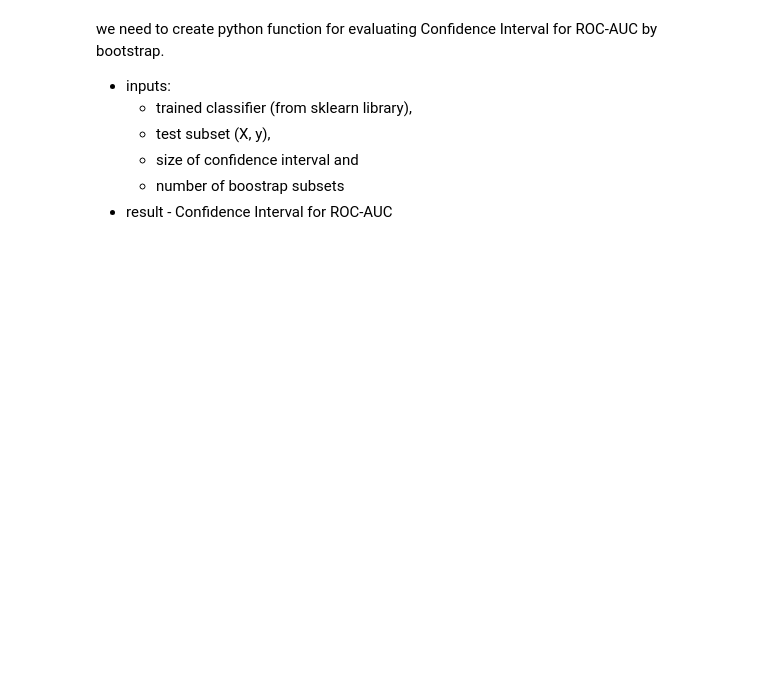
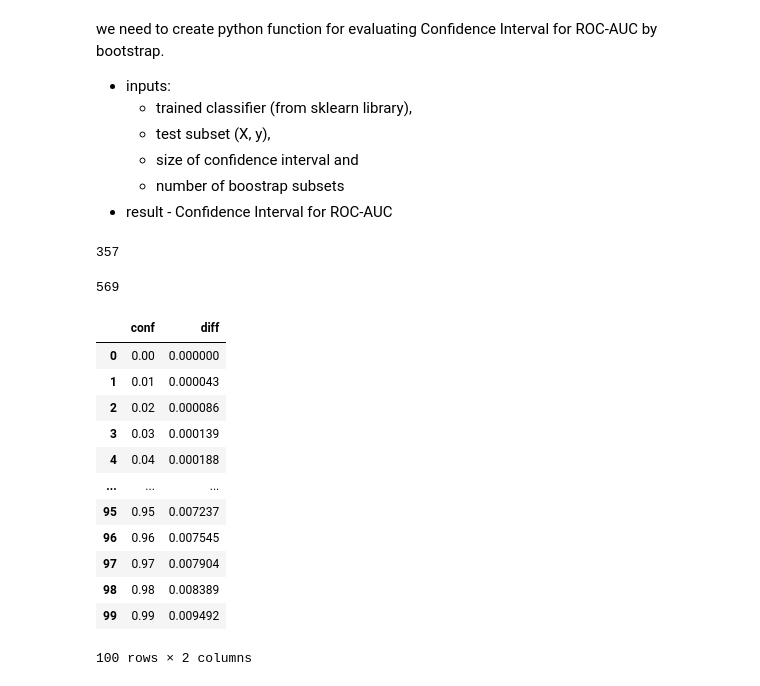
Before and after one commit to aleksei-balabukha-idf/ML_Simulator, a Jupyter notebook: 3_Middle/Churn_rate_2/Churn_rate_2_Bootstrap.ipynb, the cells around one changed output. Cells and saved outputs as stored; diff of their text form; code cells hidden in the pictures; blank space fills up the shorter version.

```diff
--- a/3_Middle/Churn_rate_2/Churn_rate_2_Bootstrap.ipynb
+++ b/3_Middle/Churn_rate_2/Churn_rate_2_Bootstrap.ipynb
@@ -90,0 +117,8 @@ def roc_auc_ci(
+# %%
+sum(y == 1)
+# %% [output]
+357
+# %%
+len(y)
+# %% [output]
+569
@@ -90,0 +157,17 @@ def roc_auc_ci(
+# %%
+df_plot = pd.DataFrame(intervals, columns=['conf', 'diff'])
+df_plot
+# %% [output]
+|  | conf | diff |
+| 0 | 0.00 | 0.000000 |
+| 1 | 0.01 | 0.000043 |
+| 2 | 0.02 | 0.000086 |
+| 3 | 0.03 | 0.000139 |
+| 4 | 0.04 | 0.000188 |
+| ... | ... | ... |
+| 95 | 0.95 | 0.007237 |
+| 96 | 0.96 | 0.007545 |
+| 97 | 0.97 | 0.007904 |
+| 98 | 0.98 | 0.008389 |
+| 99 | 0.99 | 0.009492 |
+100 rows × 2 columns
```
Also changed, not shown: parts of 29 cells of this notebook.
